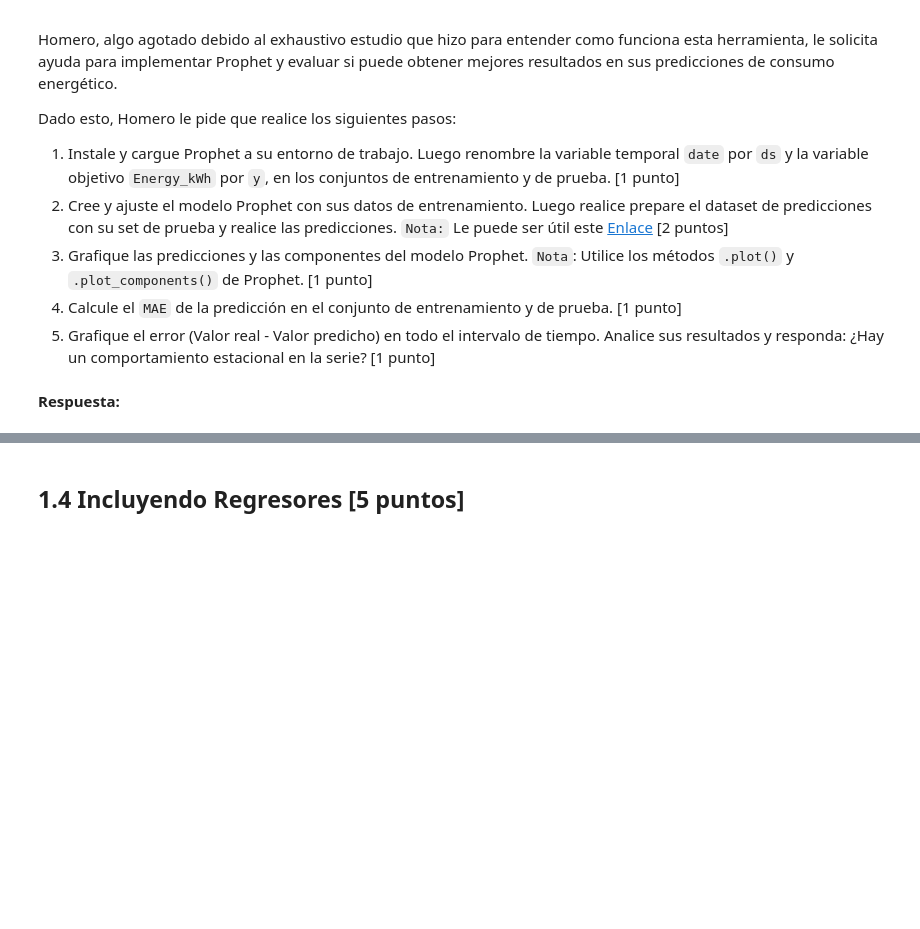
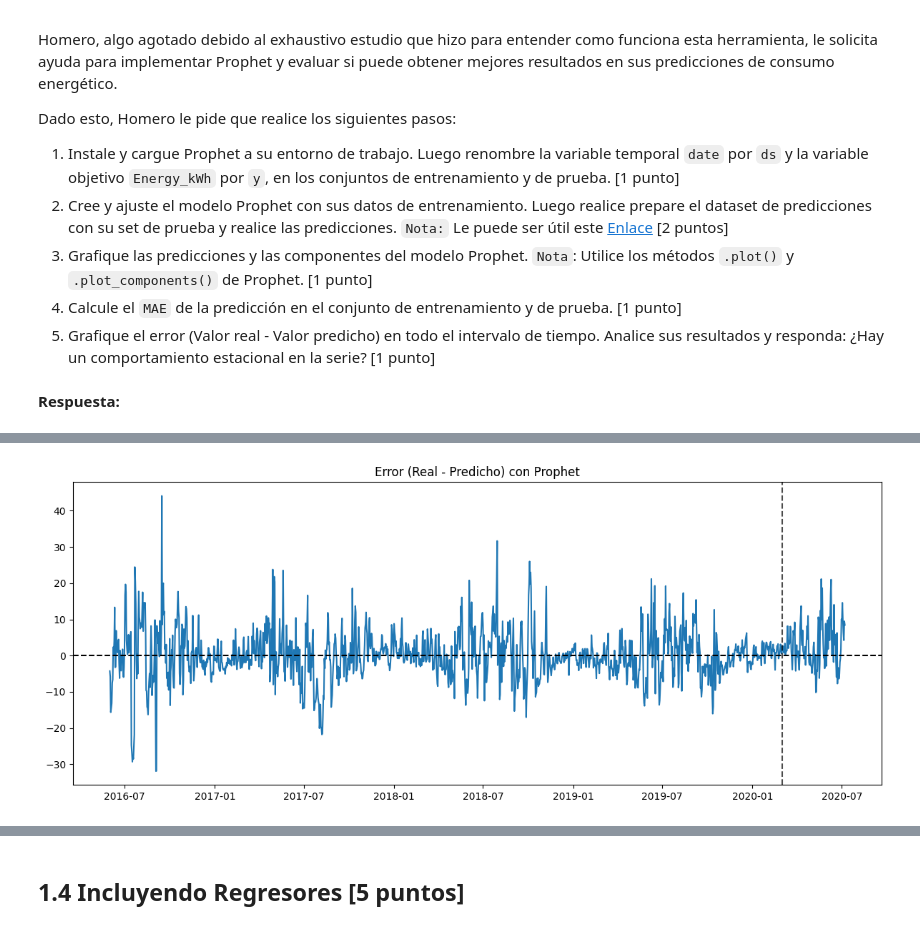
Before and after one commit to jesuvalenzuela/NanSquad, a Jupyter notebook: Lab10/Lab10_enunciado.ipynb, the cells around one changed output, grey strips where cells are left out. Saved outputs shown, nothing was run; the diff lists cells and outputs as text; code cells hidden in the pictures; blank space fills up the shorter version.

```diff
--- a/Lab10/Lab10_enunciado.ipynb
+++ b/Lab10/Lab10_enunciado.ipynb
@@ -113,0 +123,11 @@ En primer lugar, cargue los datos históricos del archivo `energia_homero.csv` a
+# %%
+#Codigo Aqui
+
+# Cargar datos historicos
+df = pd.read_csv("energia_homero.csv")
+
+# Transformar la columna de fecha
+df["date"] = pd.to_datetime(df["date"])
+
+# Mostrar las primeras filas
+df.head(10)
@@ -159,0 +366,85 @@ from prophet.plot import plot_plotly, plot_components_plotly
+# %%
+# ===========================================
+# 1.3 Un Consejo para Homero — Prophet (6 pts)
+# ===========================================
+
+import pandas as pd
+import matplotlib.pyplot as plt
+from sklearn.metrics import mean_absolute_error
+from prophet import Prophet
+
+# Plotly es opcional; si falla el render, hacemos fallback a Matplotlib
+_PLOTLY_OK = True
+try:
+    import plotly.io as pio
+    from prophet.plot import plot_plotly, plot_components_plotly
+    try:
+        pio.renderers.default = "vscode"   # si usas VS Code
+    except Exception:
+        pio.renderers.default = "browser"  # alternativa segura
+except Exception:
+    _PLOTLY_OK = False
+
+# --- Preparar formato Prophet (sin recargar nada) ---
+train_prophet = train.rename(columns={"date": "ds", "Energy_kWh": "y"}).copy()
+test_prophet  = test.rename(columns={"date": "ds", "Energy_kWh": "y"}).copy()
+
+# --- Crear y ajustar el modelo ---
+m = Prophet(
+    yearly_seasonality=True,
+    weekly_seasonality=True,
+    daily_seasonality=False,
+    seasonality_mode="additive"   # podrías probar "multiplicative"
+)
+m.fit(train_prophet)  # SOLO con train
+
+# --- Predicciones coherentes en todo el rango (train + test) ---
+future_all = pd.concat([train_prophet[["ds"]], test_prophet[["ds"]]]) \
+               .drop_duplicates().sort_values("ds")
+forecast_all = m.predict(future_all)
+
+# --- Métricas en train y test ---
+pred_train = train_prophet.merge(forecast_all[["ds", "yhat"]], on="ds", how="left")
+pred_test  = test_prophet.merge(forecast_all[["ds", "yhat"]],  on="ds", how="left")
+
+mae_train_prophet = mean_absolute_error(pred_train["y"], pred_train["yhat"])
+mae_test_prophet  = mean_absolute_error(pred_test["y"],  pred_test["yhat"])
+print(f"[Prophet] MAE train: {mae_train_prophet:.3f} | MAE test: {mae_test_prophet:.3f}")
+
+# --- Gráficos de pronóstico y componentes ---
+if _PLOTLY_OK:
+    fig_pred = plot_plotly(m, forecast_all)
+    fig_pred.update_layout(title="Pronóstico de consumo energético con Prophet")
+    fig_pred.show()
+
+    fig_comp = plot_components_plotly(m, forecast_all)
+    fig_comp.update_layout(title="Componentes del modelo Prophet")
+    fig_comp.show()
+else:
+    # Fallback Matplotlib
+    plt.figure(figsize=(12,5))
+    plt.plot(df["date"], df["Energy_kWh"], label="Real", alpha=0.6)
+    plt.plot(forecast_all["ds"], forecast_all["yhat"], label="yhat Prophet", linewidth=2)
+    plt.axvline(pd.to_datetime("2020-03-01"), color="k", linestyle="--", alpha=0.7)
+    plt.title("Pronóstico de consumo energético con Prophet")
+    plt.legend(); plt.tight_layout(); plt.show()
+    _ = m.plot_components(forecast_all)
+
+# --- Error global (Real - Predicho) en todo el intervalo ---
+error_df = pd.concat([train_prophet, test_prophet], ignore_index=True) \
+             .merge(forecast_all[["ds", "yhat"]], on="ds", how="left")
+error_df["error"] = error_df["y"] - error_df["yhat"]
+
+plt.figure(figsize=(12,5))
+plt.plot(error_df["ds"], error_df["error"])
+plt.axhline(0, linestyle="--", color="black")
+plt.axvline(pd.to_datetime("2020-03-01"), color="k", linestyle="--", alpha=0.7)
+plt.title("Error (Real - Predicho) con Prophet")
+plt.tight_layout()
+plt.show()
+
+# --- Resumen final (para copiar a Markdown si quieres) ---
+print("\nResumen de desempeño Prophet:")
+print(f"MAE entrenamiento: {mae_train_prophet:.3f}")
+print(f"MAE prueba:        {mae_test_prophet:.3f}")
+# %% [output]
@@ -159,0 +454 @@ from prophet.plot import plot_plotly, plot_components_plotly
+[figure, added]
```
Also changed, not shown: parts of 41 cells of this notebook.
